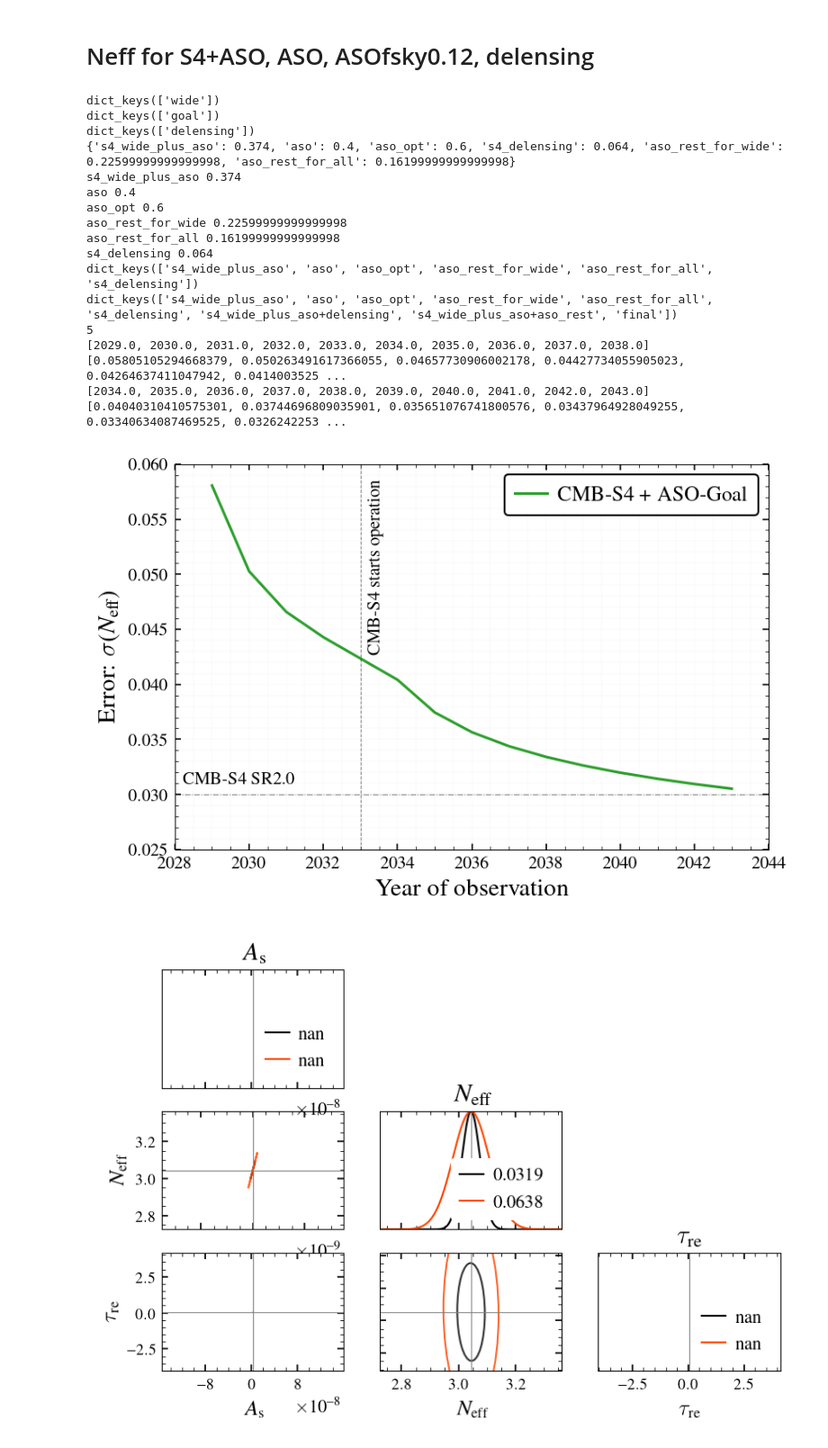
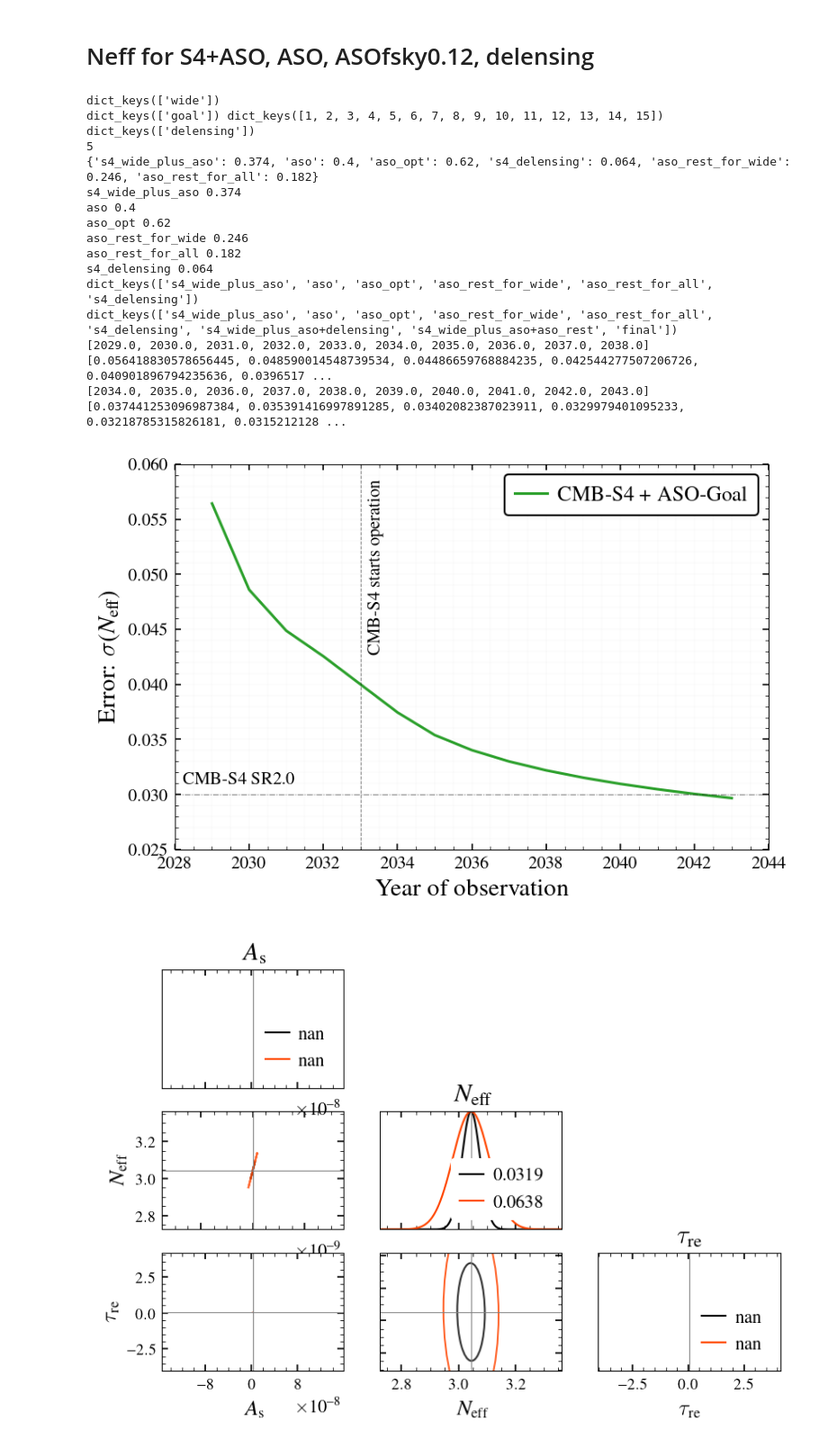
Before and after one commit to sriniraghunathan/cmb_s4_all_chile_optimisation_2025_05, a Jupyter notebook: make_neff_plots.ipynb, the cells around one changed output. Shown at 90% size. Drawn from its saved outputs; the diff is of its cells as text; code cells hidden in the pictures.

```diff
--- a/make_neff_plots.ipynb
+++ b/make_neff_plots.ipynb
@@ -115,13 +115,18 @@ dict_keys(['baseline', 'goal', 'S4'])
 #20250531 - results for the report: ASO, S4+ASO, and delensing
 res_dic_s4_wide_plus_aso_fname = 'results/neff/saveChileS4Fishers_WideASOYears_fsky1.pkl'
 res_dic_s4_wide_plus_aso = pickle.load( open(res_dic_s4_wide_plus_aso_fname, 'rb') )
-res_dic_aso_fname = 'results/neff/saveChileS4Fishers_ASOYears_fsky1.pkl'
+#res_dic_aso_fname = 'results/neff/saveChileS4Fishers_ASOYears_fsky1.pkl'
+res_dic_aso_fname = 'results/neff/saveChileS4Fishers_ASOYearsExtendedEll_fsky1.pkl'
 res_dic_aso = pickle.load( open(res_dic_aso_fname, 'rb') )
 res_dic_s4_delens_fname = 'results/neff/saveChileS4Fishers_DelensingYears_fsky1.pkl'
 res_dic_s4_delens = pickle.load( open(res_dic_s4_delens_fname, 'rb') )
 print( res_dic_s4_wide_plus_aso.keys() )
-print( res_dic_aso.keys() )
+print( res_dic_aso.keys(), res_dic_aso['goal'][1].keys() )
 print( res_dic_s4_delens.keys() )
+#sys.exit()
+
+aso_s4_year_diff = 5 #6 #5 #actual_stat_year_for_aso + 5
+print(aso_s4_year_diff); #sys.exit()
 #---------
 
 reqd_gal_mask = 'GAL090'
@@ -132,7 +137,7 @@ parent_res_dic = {'s4_wide_plus_aso': res_dic_s4_wide_plus_aso['wide'],
               'aso_rest_for_all': res_dic_aso['goal'],
              's4_delensing': res_dic_s4_delens['delensing']}
 
-total_sky_for_analysis = 0.6 #1
+total_sky_for_analysis = 0.62 #1
 total_sky_for_delensing = fsky_dic[reqd_gal_mask]['delensing'][1] + fsky_dic[reqd_gal_mask]['delensing'][2]# + fsky_dic[reqd_gal_mask]['delensing'][3]
 fsky_dic_for_report = {'s4_wide_plus_aso': fsky_dic[reqd_gal_mask]['wide'][1] + fsky_dic[reqd_gal_mask]['wide'][2],
              'aso': fsky_dic_aso['aso_only']['goal'],
@@ -148,10 +153,13 @@ fisher_dic = {}
 for keyname in parent_res_dic:
     if keyname == 's4_wide_plus_aso':
         reqd_patch = 2
+        year_arr = np.arange(1, 10.1)
     elif keyname in ['aso', 'aso_opt', 'aso_rest_for_wide', 'aso_rest_for_all']:
         reqd_patch = 1
+        year_arr = np.arange(1, 15.1)
     elif keyname == 's4_delensing':
         reqd_patch = 1
+        year_arr = np.arange(1, 10.1)
     curr_fsky = fsky_dic_for_report[keyname]
     fisher_dic[keyname] = {}
     for year in year_arr:
@@ -184,14 +192,16 @@ for year in year_arr:
 survey1, survey2 = 's4_wide_plus_aso', 'aso_rest_for_wide'
 fisher_dic['s4_wide_plus_aso+aso_rest'] = {}
 for year in year_arr:
-    fmat1, fmat2 = fisher_dic[survey1][year], fisher_dic[survey2][year]
+    aso_year = year + aso_s4_year_diff
+    fmat1, fmat2 = fisher_dic[survey1][year], fisher_dic[survey2][aso_year]
     fisher_dic['s4_wide_plus_aso+aso_rest'][year] = np.copy(fmat1) + np.copy(fmat2)
 
 #S4-wide+ASO+S4-delens
 survey1, survey2, survey3 = 's4_wide_plus_aso', 's4_delensing', 'aso_rest_for_all'
 fisher_dic['final'] = {}
 for year in year_arr:
-    fmat1, fmat2, fmat3 = fisher_dic[survey1][year], fisher_dic[survey2][year], fisher_dic[survey3][year]
+    aso_year = year + aso_s4_year_diff
+    fmat1, fmat2, fmat3 = fisher_dic[survey1][year], fisher_dic[survey2][year], fisher_dic[survey3][aso_year]
     fisher_dic['final'][year] = np.copy(fmat1) + np.copy(fmat2) + np.copy(fmat3)
 
 #now get neff sigma for all cases
@@ -226,8 +236,6 @@ pl_specs_dic = {
 clf()
 actual_stat_year_for_aso = 2028
 actual_stat_year_for_s4 = 2033
-max_year_for_aso = 5 #6 #5 #actual_stat_year_for_aso + 5
-print(max_year_for_aso); #sys.exit()
 ymin, ymax = 0.025, 0.06 #0.1 #0.06#7
 xmin, xmax = actual_stat_year_for_aso, actual_stat_year_for_s4 + 11
 fsval = 14
@@ -237,7 +245,7 @@ for keyname in pl_specs_dic:
     labval, colorval = pl_specs_dic[keyname]
     xarr, yarr = [], []
     for year in year_arr:
-        if keyname in ['aso', 'aso_rest', 'aso_opt'] and year>max_year_for_aso:
+        if keyname in ['aso', 'aso_rest', 'aso_opt'] and year>aso_s4_year_diff:
             pass#print(year)
             #continue
         curr_sigma_neff = sigma_neff_dic[keyname][year]
@@ -251,7 +259,7 @@ for keyname in pl_specs_dic:
         yarr.append( curr_sigma_neff )
         if keyname in connect_surveys:
             if keyname in ['aso', 'aso_rest', 'aso_opt']:
-                if year<max_year_for_aso:
+                if year<aso_s4_year_diff:
                     connected_xarr.append( year + actual_start_year )
                     connected_yarr.append( curr_sigma_neff )
             else:
@@ -262,42 +270,42 @@ for keyname in pl_specs_dic:
         lsval = '-' #'-.'
     else:
         lsval = '-'
     print(xarr, yarr)
     if keyname not in connect_surveys:
         plot(xarr, yarr, color = colorval, ls = lsval, lw = 1.5)#, label = labval)#, marker = 'o')
 plot(connected_xarr, connected_yarr, color = colorval, label = labval, ls = lsval, lw = 1.5)#, marker = 'o')
 
 axhline(0.03, lw = 0.5, alpha = 0.5, ls = '-.')
 text(actual_stat_year_for_aso + .2, 0.031, r'CMB-S4 SR2.0')
 axvline( actual_stat_year_for_s4, lw = 0.5, alpha = 0.5, ls = '--')
 text(actual_stat_year_for_s4 + .2, 0.043, r'CMB-S4 starts operation', rotation = 90.)
 ylim( ymin, ymax )
 xlim( xmin, xmax )
 legend(loc = 1, fontsize = fsval-2, ncol = 1, framealpha = 1., columnspacing = 0.5, handletextpad = 0.5, handlelength = 1.5)
 ylabel(r'Error: $\sigma(N_{\rm eff})$', fontsize = fsval)
 xlabel(r'Year of observation', fontsize = fsval )
 #title(r'%s' %(title_str), fontsize = fsval + 2)
 grid(True, which = 'both', axis = 'both', lw = 0.2, alpha = 0.05)
 plname = 'plots/neff_final.pdf'
 savefig(plname, dpi = 200.)
 show()
 # %% [output]
 dict_keys(['wide'])
-dict_keys(['goal'])
+dict_keys(['goal']) dict_keys([1, 2, 3, 4, 5, 6, 7, 8, 9, 10, 11, 12, 13, 14, 15])
 dict_keys(['delensing'])
-{'s4_wide_plus_aso': 0.374, 'aso': 0.4, 'aso_opt': 0.6, 's4_delensing': 0.064, 'aso_rest_for_wide': 0.22599999999999998, 'aso_rest_for_all': 0.16199999999999998}
+5
+{'s4_wide_plus_aso': 0.374, 'aso': 0.4, 'aso_opt': 0.62, 's4_delensing': 0.064, 'aso_rest_for_wide': 0.246, 'aso_rest_for_all': 0.182}
 s4_wide_plus_aso 0.374
 aso 0.4
-aso_opt 0.6
-aso_rest_for_wide 0.22599999999999998
-aso_rest_for_all 0.16199999999999998
+aso_opt 0.62
+aso_rest_for_wide 0.246
+aso_rest_for_all 0.182
 s4_delensing 0.064
 dict_keys(['s4_wide_plus_aso', 'aso', 'aso_opt', 'aso_rest_for_wide', 'aso_rest_for_all', 's4_delensing'])
 dict_keys(['s4_wide_plus_aso', 'aso', 'aso_opt', 'aso_rest_for_wide', 'aso_rest_for_all', 's4_delensing', 's4_wide_plus_aso+delensing', 's4_wide_plus_aso+aso_rest', 'final'])
-5
-[2029.0, 2030.0, 2031.0, 2032.0, 2033.0, 2034.0, 2035.0, 2036.0, 2037.0, 2038.0] [0.05805105294668379, 0.050263491617366055, 0.04657730906002178, 0.04427734055905023, 0.04264637411047942, 0.0414003525 ...
-[2034.0, 2035.0, 2036.0, 2037.0, 2038.0, 2039.0, 2040.0, 2041.0, 2042.0, 2043.0] [0.04040310410575301, 0.03744696809035901, 0.035651076741800576, 0.03437964928049255, 0.03340634087469525, 0.0326242253 ...
+[2029.0, 2030.0, 2031.0, 2032.0, 2033.0, 2034.0, 2035.0, 2036.0, 2037.0, 2038.0] [0.056418830578656445, 0.048590014548739534, 0.04486659768884235, 0.042544277507206726, 0.040901896794235636, 0.0396517 ...
+[2034.0, 2035.0, 2036.0, 2037.0, 2038.0, 2039.0, 2040.0, 2041.0, 2042.0, 2043.0] [0.037441253096987384, 0.035391416997891285, 0.03402082387023911, 0.0329979401095233, 0.03218785315826181, 0.0315212128 ...
-[figure, old version]
+[figure, new version]
 # %%
 param_dict = {}
 param_dict['A_s'] = 2.1e-9
```
